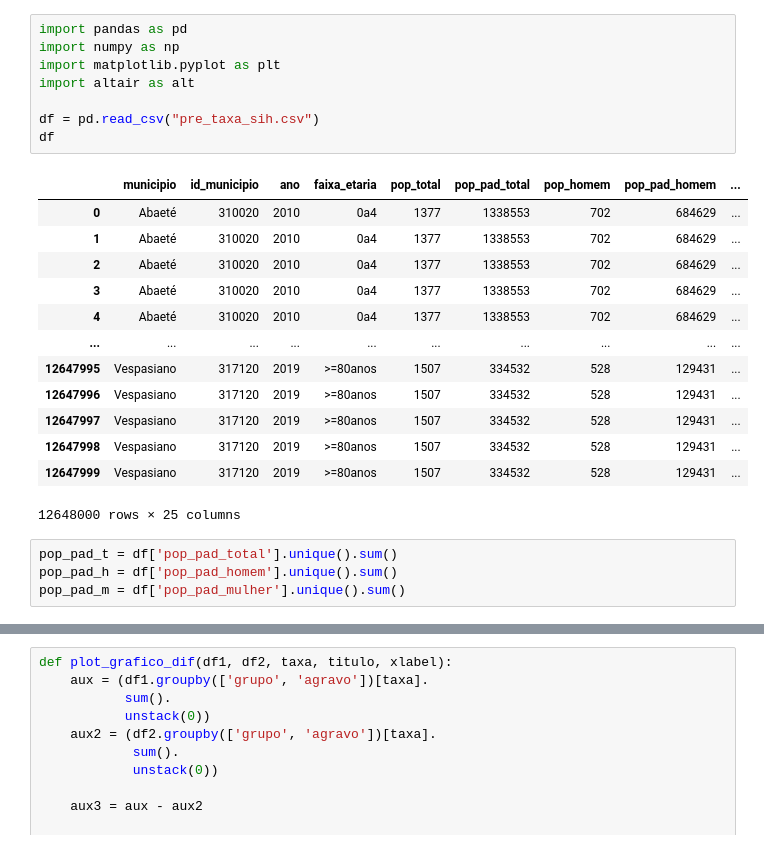
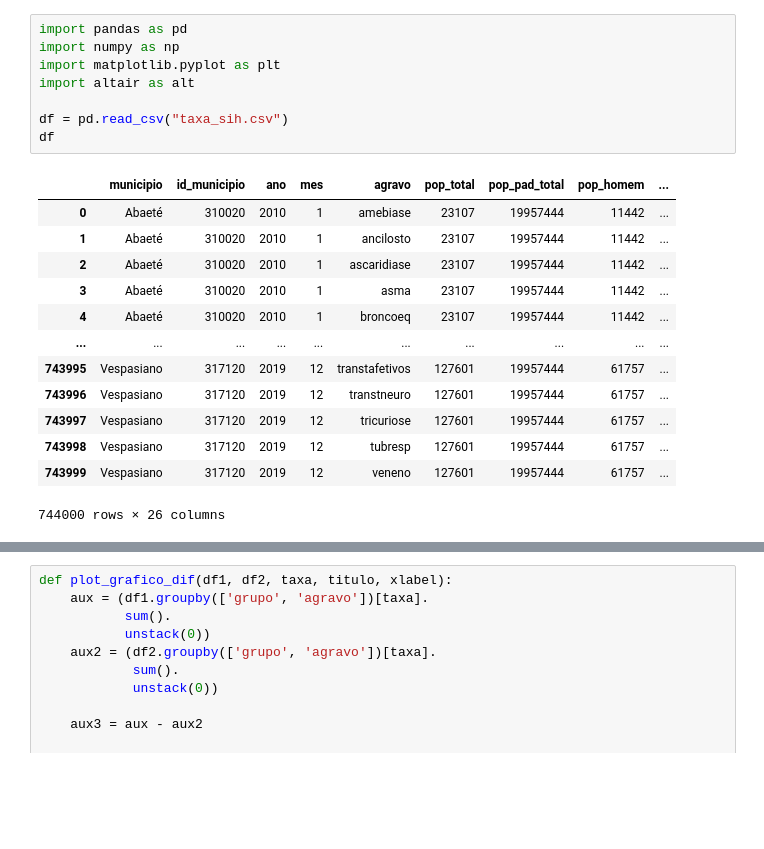
Before and after one commit to uai-ufmg/brumadinho37, a Jupyter notebook: graficos_sih.ipynb, the cells around one changed output, grey strips where cells are left out. Drawn from its saved outputs; the diff is of its cells as text; blank space fills up the shorter version.

```diff
--- a/graficos_sih.ipynb
+++ b/graficos_sih.ipynb
@@ -1,26 +1,22 @@
 # %%
 import pandas as pd
 import numpy as np
 import matplotlib.pyplot as plt
 import altair as alt
 
-df = pd.read_csv("pre_taxa_sih.csv")
+df = pd.read_csv("taxa_sih.csv")
 df
 # %% [output]
-|  | municipio | id_municipio | ano | faixa_etaria | pop_total | pop_pad_total | pop_homem | pop_pad_homem | ... |
-| 0 | Abaeté | 310020 | 2010 | 0a4 | 1377 | 1338553 | 702 | 684629 | ... |
-| 1 | Abaeté | 310020 | 2010 | 0a4 | 1377 | 1338553 | 702 | 684629 | ... |
-| 2 | Abaeté | 310020 | 2010 | 0a4 | 1377 | 1338553 | 702 | 684629 | ... |
-| 3 | Abaeté | 310020 | 2010 | 0a4 | 1377 | 1338553 | 702 | 684629 | ... |
-| 4 | Abaeté | 310020 | 2010 | 0a4 | 1377 | 1338553 | 702 | 684629 | ... |
+|  | municipio | id_municipio | ano | mes | agravo | pop_total | pop_pad_total | pop_homem | ... |
+| 0 | Abaeté | 310020 | 2010 | 1 | amebiase | 23107 | 19957444 | 11442 | ... |
+| 1 | Abaeté | 310020 | 2010 | 1 | ancilosto | 23107 | 19957444 | 11442 | ... |
+| 2 | Abaeté | 310020 | 2010 | 1 | ascaridiase | 23107 | 19957444 | 11442 | ... |
+| 3 | Abaeté | 310020 | 2010 | 1 | asma | 23107 | 19957444 | 11442 | ... |
+| 4 | Abaeté | 310020 | 2010 | 1 | broncoeq | 23107 | 19957444 | 11442 | ... |
 | ... | ... | ... | ... | ... | ... | ... | ... | ... | ... |
-| 12647995 | Vespasiano | 317120 | 2019 | >=80anos | 1507 | 334532 | 528 | 129431 | ... |
-| 12647996 | Vespasiano | 317120 | 2019 | >=80anos | 1507 | 334532 | 528 | 129431 | ... |
-| 12647997 | Vespasiano | 317120 | 2019 | >=80anos | 1507 | 334532 | 528 | 129431 | ... |
-| 12647998 | Vespasiano | 317120 | 2019 | >=80anos | 1507 | 334532 | 528 | 129431 | ... |
-| 12647999 | Vespasiano | 317120 | 2019 | >=80anos | 1507 | 334532 | 528 | 129431 | ... |
+| 743995 | Vespasiano | 317120 | 2019 | 12 | transtafetivos | 127601 | 19957444 | 61757 | ... |
+| 743996 | Vespasiano | 317120 | 2019 | 12 | transtneuro | 127601 | 19957444 | 61757 | ... |
+| 743997 | Vespasiano | 317120 | 2019 | 12 | tricuriose | 127601 | 19957444 | 61757 | ... |
+| 743998 | Vespasiano | 317120 | 2019 | 12 | tubresp | 127601 | 19957444 | 61757 | ... |
+| 743999 | Vespasiano | 317120 | 2019 | 12 | veneno | 127601 | 19957444 | 61757 | ... |
-12648000 rows × 25 columns
+744000 rows × 26 columns
-# %%
-pop_pad_t = df['pop_pad_total'].unique().sum()
-pop_pad_h = df['pop_pad_homem'].unique().sum()
-pop_pad_m = df['pop_pad_mulher'].unique().sum()
```
Also changed, not shown: parts of 4 cells of this notebook, 21 other files.
